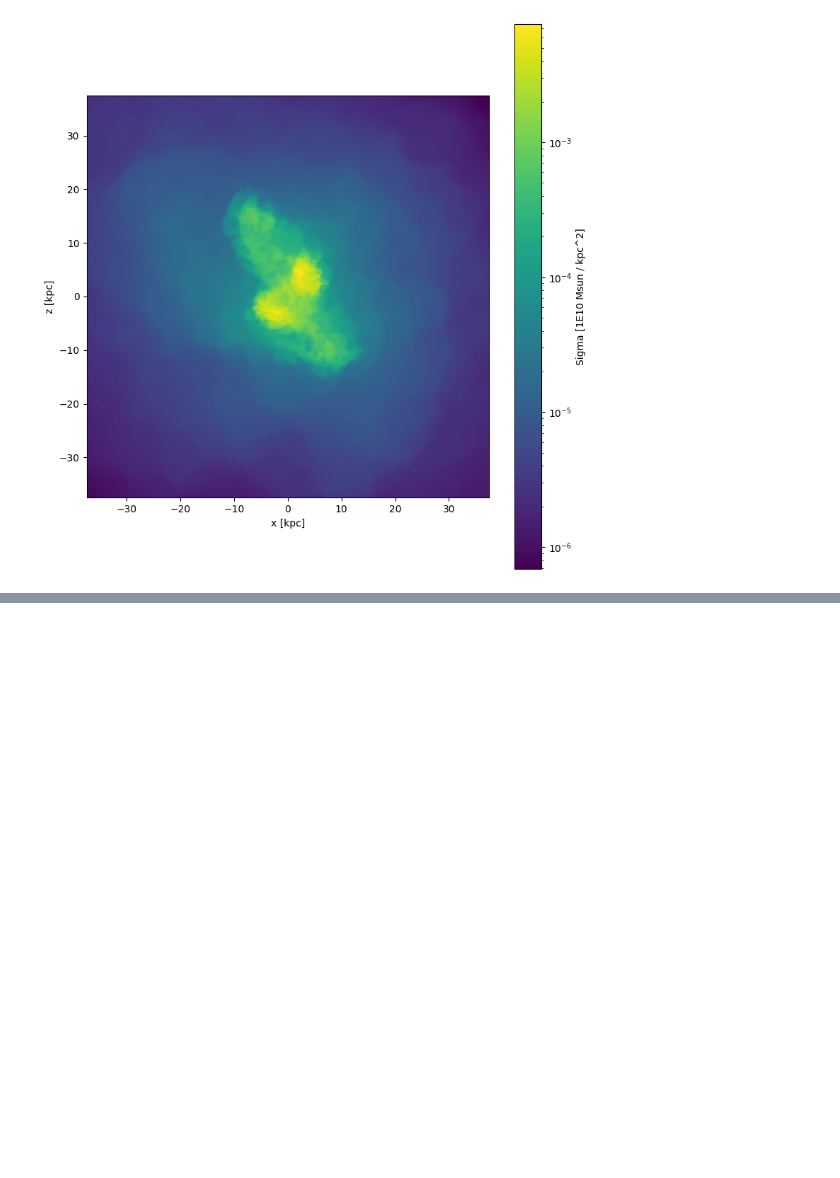
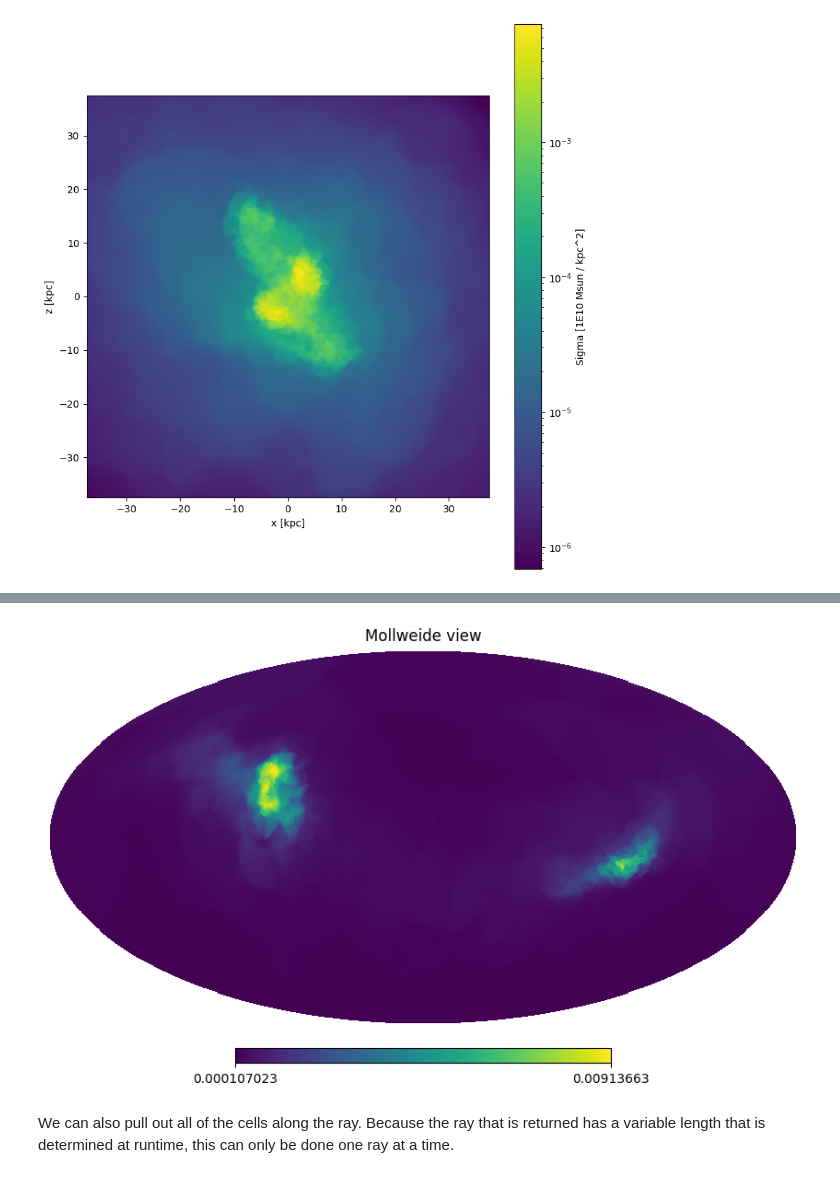
Before and after one commit to gusbeane/vortrace, a Jupyter notebook: notebooks/QuickStart.ipynb, the cells around one changed output, grey strips where cells are left out. Saved outputs shown, nothing was run; the diff lists cells and outputs as text; code cells hidden in the pictures; blank space fills up the shorter version.

```diff
--- a/notebooks/QuickStart.ipynb
+++ b/notebooks/QuickStart.ipynb
@@ -80,3 +83,29 @@ fig.tight_layout()
 plt.show()
 # %% [output]
 [figure]
+# %%
+import healpy as hp, numpy as np, matplotlib.pyplot as plt
+from vortrace import vortrace as vt
+
+### get pos and rho from simulation snapshot
+
+### initialize the healpix grid and calculate the unit vectors towards each pixel
+### the start position for each vector is the origin
+nside = 64
+npix = hp.nside2npix(nside)
+res = hp.nside2resol(nside)
+
+unitv = np.array(hp.pix2vec(nside=nside, ipix=np.arange(npix))).T
+pts_end = 100*np.array(unitv)
+pts_start = np.zeros_like(pts_end)
+
+pts_start += BoxSize/2.
+pts_end += BoxSize/2.
+
+### do projection
+dens = pc.projection(pts_start, pts_end)
+
+### make plot
+hp.mollview(dens)
+plt.show()
+# %% [output]
@@ -82,0 +114,3 @@ plt.show()
+[figure, added]
+# %% [markdown]
+We can also pull out all of the cells along the ray. Because the ray that is returned has a variable length that is determined at runtime, this can only be done one ray at a time.
```
Also changed, not shown: parts of 7 cells of this notebook, 2 other files.
